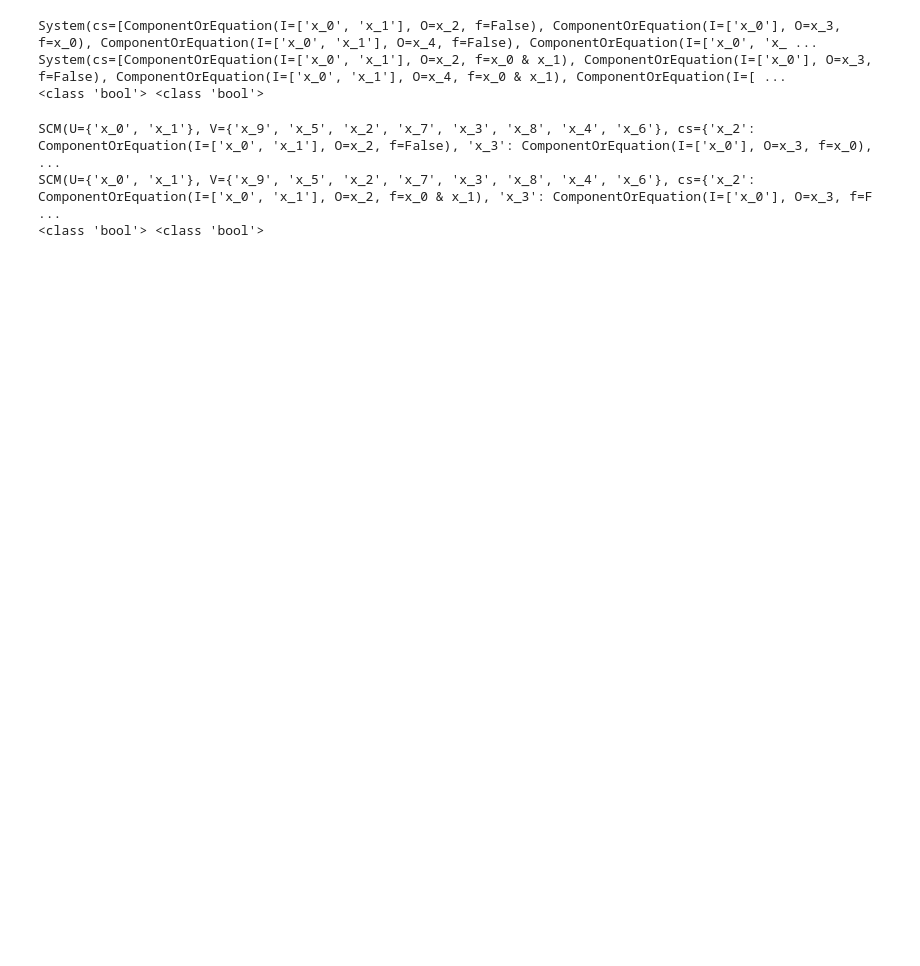
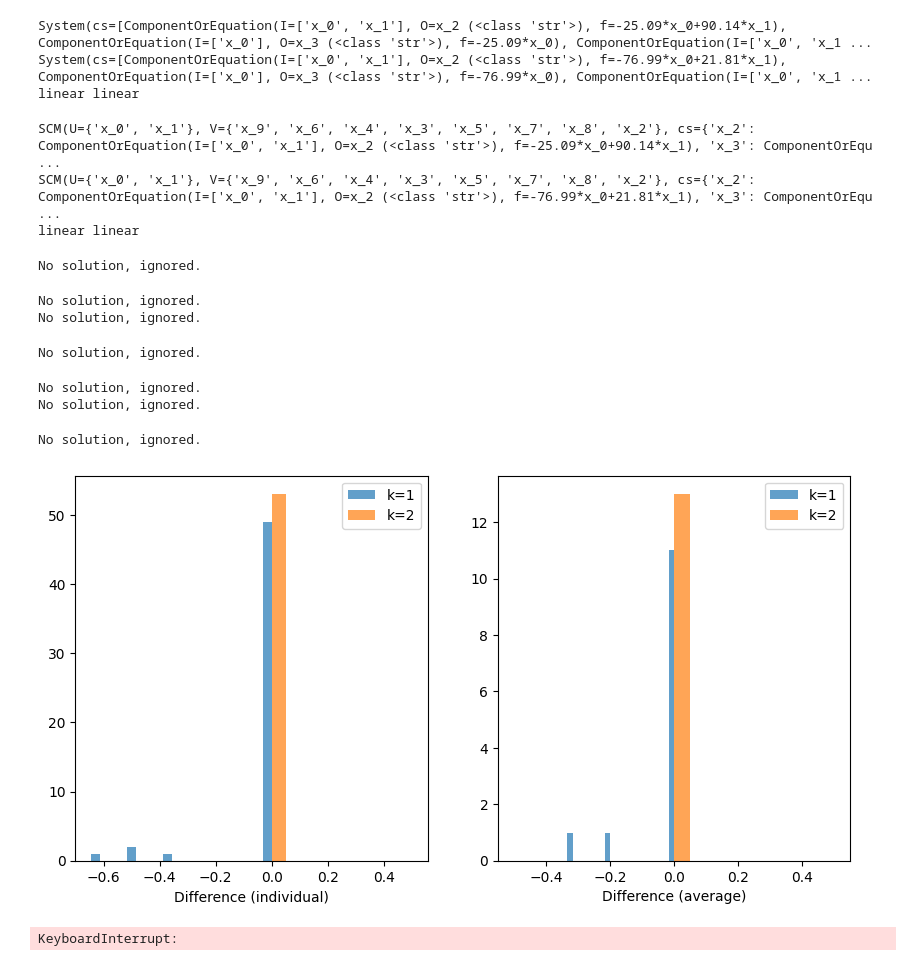
Before and after one commit to kavaryan/liab, a Jupyter notebook: examples/random-system-example.ipynb, the cells around one changed output. Cells and saved outputs as stored; diff of their text form; code cells hidden in the pictures; blank space fills up the shorter version.

```diff
--- a/examples/random-system-example.ipynb
+++ b/examples/random-system-example.ipynb
@@ -6,28 +1,39 @@ sys.path.append('../src')
 # %%
+import sys
+sys.path.append('../src')
+import time
+from collections import defaultdict
+from tqdm import tqdm
+import numpy as np
 import sympy as sp
+import matplotlib.pyplot as plt
 from liab.k_leg_liab import k_leg_liab
 from liab.shapley_liab import shapley_liab
-from liab.random_system import get_random_system, rerand_system, all_combs_b
-from liab.failure import BooleanFormulaFailureSet
+from liab.random_system import get_rand_system, rerand_system, get_rand_float_vec, get_rand_failure
+from liab.failure import ClosedHalfSpaceFailureSet
+from IPython.display import display, clear_output
+
 SEED = 42
-NUM_VARS = 10
+%reload_ext autoreload
+%autoreload 2
+%matplotlib inline
 # %%
-S = get_random_system(NUM_VARS, bool, seed=SEED)
+S = get_rand_system(6, 'linear', seed=SEED)
 T = rerand_system(S, seed=SEED+1)
 print(S)
 print(T)
-print(S.vars_type, T.vars_type)
+print(S.func_type, T.func_type)
 # %% [output]
-System(cs=[ComponentOrEquation(I=['x_0', 'x_1'], O=x_2, f=False), ComponentOrEquation(I=['x_0'], O=x_3, f=x_0), ComponentOrEquation(I=['x_0', 'x_1'], O=x_4, f=False), ComponentOrEquation(I=['x_0', 'x_ ...
-System(cs=[ComponentOrEquation(I=['x_0', 'x_1'], O=x_2, f=x_0 & x_1), ComponentOrEquation(I=['x_0'], O=x_3, f=False), ComponentOrEquation(I=['x_0', 'x_1'], O=x_4, f=x_0 & x_1), ComponentOrEquation(I=[ ...
-<class 'bool'> <class 'bool'>
+System(cs=[ComponentOrEquation(I=['x_0', 'x_1'], O=x_2 (<class 'str'>), f=-25.09*x_0+90.14*x_1), ComponentOrEquation(I=['x_0'], O=x_3 (<class 'str'>), f=-25.09*x_0), ComponentOrEquation(I=['x_0', 'x_1 ...
+System(cs=[ComponentOrEquation(I=['x_0', 'x_1'], O=x_2 (<class 'str'>), f=-76.99*x_0+21.81*x_1), ComponentOrEquation(I=['x_0'], O=x_3 (<class 'str'>), f=-76.99*x_0), ComponentOrEquation(I=['x_0', 'x_1 ...
+linear linear
 # %%
 M = S.induced_scm()
 N = T.induced_scm()
 print(M)
 print(N)
-print(M.vars_type, N.vars_type)
+print(M.func_type, N.func_type)
 # %% [output]
-SCM(U={'x_0', 'x_1'}, V={'x_9', 'x_5', 'x_2', 'x_7', 'x_3', 'x_8', 'x_4', 'x_6'}, cs={'x_2': ComponentOrEquation(I=['x_0', 'x_1'], O=x_2, f=False), 'x_3': ComponentOrEquation(I=['x_0'], O=x_3, f=x_0), ...
-SCM(U={'x_0', 'x_1'}, V={'x_9', 'x_5', 'x_2', 'x_7', 'x_3', 'x_8', 'x_4', 'x_6'}, cs={'x_2': ComponentOrEquation(I=['x_0', 'x_1'], O=x_2, f=x_0 & x_1), 'x_3': ComponentOrEquation(I=['x_0'], O=x_3, f=F ...
-<class 'bool'> <class 'bool'>
+SCM(U={'x_0', 'x_1'}, V={'x_9', 'x_6', 'x_4', 'x_3', 'x_5', 'x_7', 'x_8', 'x_2'}, cs={'x_2': ComponentOrEquation(I=['x_0', 'x_1'], O=x_2 (<class 'str'>), f=-25.09*x_0+90.14*x_1), 'x_3': ComponentOrEqu ...
+SCM(U={'x_0', 'x_1'}, V={'x_9', 'x_6', 'x_4', 'x_3', 'x_5', 'x_7', 'x_8', 'x_2'}, cs={'x_2': ComponentOrEquation(I=['x_0', 'x_1'], O=x_2 (<class 'str'>), f=-76.99*x_0+21.81*x_1), 'x_3': ComponentOrEqu ...
+linear linear
@@ -34 +102,17 @@ SCM(U={'x_0', 'x_1'}, V={'x_9', 'x_5', 'x_2', 'x_7', 'x_3', 'x_8', 'x_4', 'x_6'}
+# %%
+rnd = np.random.RandomState(SEED)
+experiment_and_plot(6, rnd=rnd)
+# %% [output]
+No solution, ignored.
+No solution, ignored.
+No solution, ignored.
+No solution, ignored.
+No solution, ignored.
+No solution, ignored.
+No solution, ignored.
+[figure, added]
+# %%
+experiment_and_plot(8, rnd=rnd)
+# %% [output]
+KeyboardInterrupt:
 # %%
```
Also changed, not shown: parts of 3 cells of this notebook, 4 other files.
